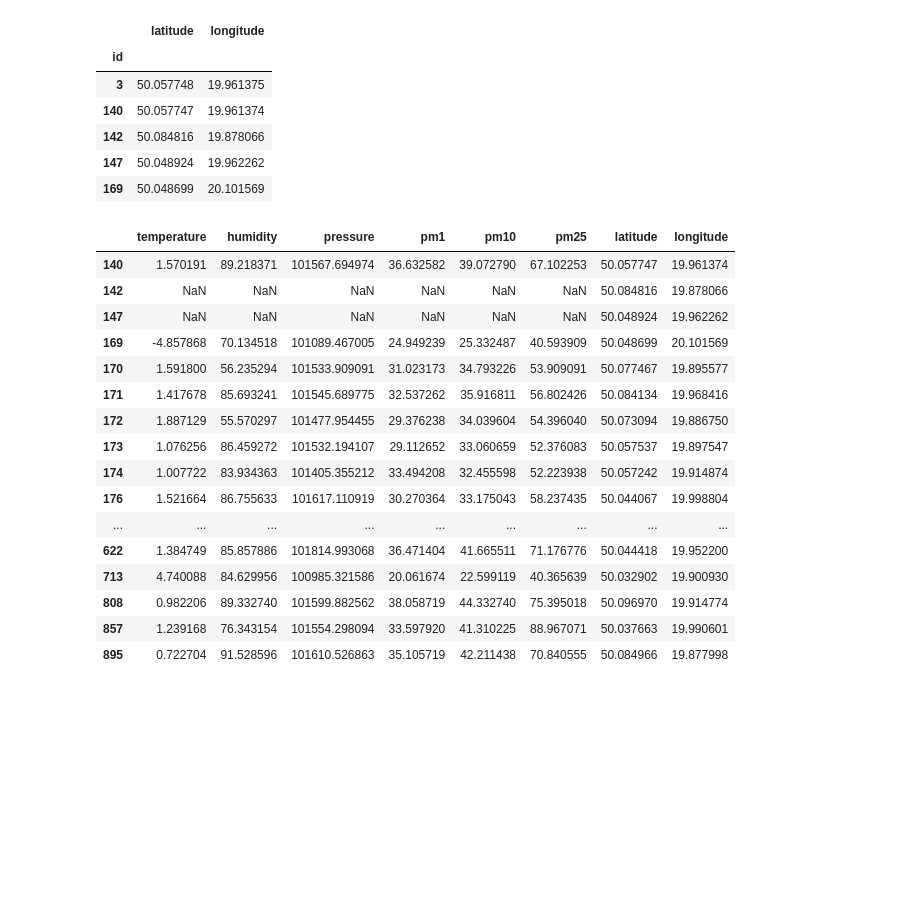
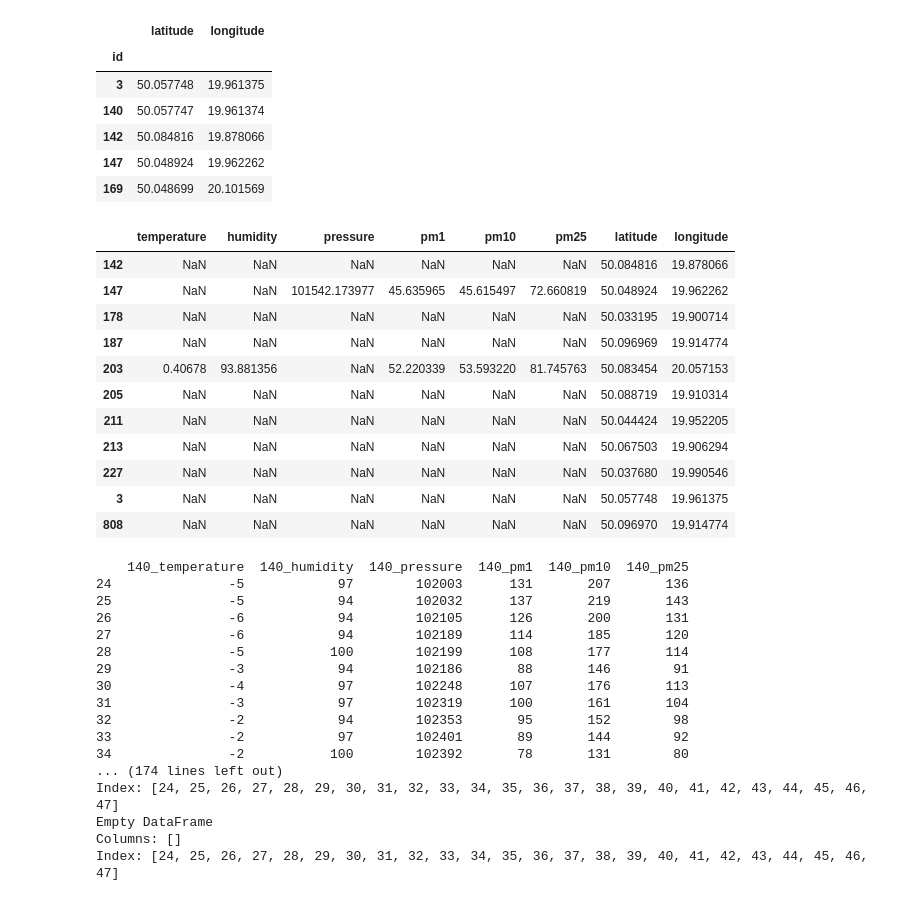
Before and after one commit to Michal-lis/Data_Analysis_Hackaton, a Jupyter notebook: air-quality-data-from-extensive-network-of-sensors/daily_parameters_visualisation.ipynb, the cells around one changed output. Saved outputs shown, nothing was run; the diff lists cells and outputs as text; code cells hidden in the pictures; blank space fills up the shorter version.

Commit message:
sensors data

```diff
--- a/air-quality-data-from-extensive-network-of-sensors/daily_parameters_visualisation.ipynb
+++ b/air-quality-data-from-extensive-network-of-sensors/daily_parameters_visualisation.ipynb
@@ -156,5 +174,5 @@ sensors_loc.head()
 # %%
 means.index = means.index.astype('int')
 # %%
-data = means.join(sensors_loc)
+data_df = means.join(sensors_loc)
 # %%
@@ -162,20 +180,41 @@ data.to_csv('sensors_december_average.csv')
-# %%
-data
-# %% [output]
-|  | temperature | humidity | pressure | pm1 | pm10 | pm25 | latitude | longitude |
-| 140 | 1.570191 | 89.218371 | 101567.694974 | 36.632582 | 39.072790 | 67.102253 | 50.057747 | 19.961374 |
-| 142 | NaN | NaN | NaN | NaN | NaN | NaN | 50.084816 | 19.878066 |
-| 147 | NaN | NaN | NaN | NaN | NaN | NaN | 50.048924 | 19.962262 |
-| 169 | -4.857868 | 70.134518 | 101089.467005 | 24.949239 | 25.332487 | 40.593909 | 50.048699 | 20.101569 |
-| 170 | 1.591800 | 56.235294 | 101533.909091 | 31.023173 | 34.793226 | 53.909091 | 50.077467 | 19.895577 |
-| 171 | 1.417678 | 85.693241 | 101545.689775 | 32.537262 | 35.916811 | 56.802426 | 50.084134 | 19.968416 |
-| 172 | 1.887129 | 55.570297 | 101477.954455 | 29.376238 | 34.039604 | 54.396040 | 50.073094 | 19.886750 |
-| 173 | 1.076256 | 86.459272 | 101532.194107 | 29.112652 | 33.060659 | 52.376083 | 50.057537 | 19.897547 |
-| 174 | 1.007722 | 83.934363 | 101405.355212 | 33.494208 | 32.455598 | 52.223938 | 50.057242 | 19.914874 |
-| 176 | 1.521664 | 86.755633 | 101617.110919 | 30.270364 | 33.175043 | 58.237435 | 50.044067 | 19.998804 |
-| ... | ... | ... | ... | ... | ... | ... | ... | ... |
-| 622 | 1.384749 | 85.857886 | 101814.993068 | 36.471404 | 41.665511 | 71.176776 | 50.044418 | 19.952200 |
-| 713 | 4.740088 | 84.629956 | 100985.321586 | 20.061674 | 22.599119 | 40.365639 | 50.032902 | 19.900930 |
-| 808 | 0.982206 | 89.332740 | 101599.882562 | 38.058719 | 44.332740 | 75.395018 | 50.096970 | 19.914774 |
-| 857 | 1.239168 | 76.343154 | 101554.298094 | 33.597920 | 41.310225 | 88.967071 | 50.037663 | 19.990601 |
-| 895 | 0.722704 | 91.528596 | 101610.526863 | 35.105719 | 42.211438 | 70.840555 | 50.084966 | 19.877998 |
+# %%
+data_null_df=data_df[pd.isnull(data_df).any(axis=1)]
+# %%
+data_null_df
+# %% [output]
+|  | temperature | humidity | pressure | pm1 | pm10 | pm25 | latitude | longitude |
+| 142 | NaN | NaN | NaN | NaN | NaN | NaN | 50.084816 | 19.878066 |
+| 147 | NaN | NaN | 101542.173977 | 45.635965 | 45.615497 | 72.660819 | 50.048924 | 19.962262 |
+| 178 | NaN | NaN | NaN | NaN | NaN | NaN | 50.033195 | 19.900714 |
+| 187 | NaN | NaN | NaN | NaN | NaN | NaN | 50.096969 | 19.914774 |
+| 203 | 0.40678 | 93.881356 | NaN | 52.220339 | 53.593220 | 81.745763 | 50.083454 | 20.057153 |
+| 205 | NaN | NaN | NaN | NaN | NaN | NaN | 50.088719 | 19.910314 |
+| 211 | NaN | NaN | NaN | NaN | NaN | NaN | 50.044424 | 19.952205 |
+| 213 | NaN | NaN | NaN | NaN | NaN | NaN | 50.067503 | 19.906294 |
+| 227 | NaN | NaN | NaN | NaN | NaN | NaN | 50.037680 | 19.990546 |
+| 3 | NaN | NaN | NaN | NaN | NaN | NaN | 50.057748 | 19.961375 |
+| 808 | NaN | NaN | NaN | NaN | NaN | NaN | 50.096970 | 19.914774 |
+# %%
+df_141 = december_df[['UTC time', '140_temperature', '140_humidity', '140_pressure', '140_pm1', '140_pm10', '140_pm25']].truncate(before=24, after=47)
+df_141['UTC time']=df_141['UTC time'].apply(lambda x: int(x[11:13]))
+for idx,number in enumerate(numbers):
+    sensor_df=df_141.iloc[:,(1+6*idx):(7+6*idx)]
+    print(sensor_df)
+# %% [output]
+    140_temperature  140_humidity  140_pressure  140_pm1  140_pm10  140_pm25
+24               -5            97        102003      131       207       136
+25               -5            94        102032      137       219       143
+26               -6            94        102105      126       200       131
+27               -6            94        102189      114       185       120
+28               -5           100        102199      108       177       114
+29               -3            94        102186       88       146        91
+30               -4            97        102248      107       176       113
+31               -3            97        102319      100       161       104
+32               -2            94        102353       95       152        98
+33               -2            97        102401       89       144        92
+34               -2           100        102392       78       131        80
+... (174 lines left out)
+Index: [24, 25, 26, 27, 28, 29, 30, 31, 32, 33, 34, 35, 36, 37, 38, 39, 40, 41, 42, 43, 44, 45, 46, 47]
+Empty DataFrame
+Columns: []
+Index: [24, 25, 26, 27, 28, 29, 30, 31, 32, 33, 34, 35, 36, 37, 38, 39, 40, 41, 42, 43, 44, 45, 46, 47]
```
Also changed, not shown: parts of 12 cells of this notebook, 1 other file.
